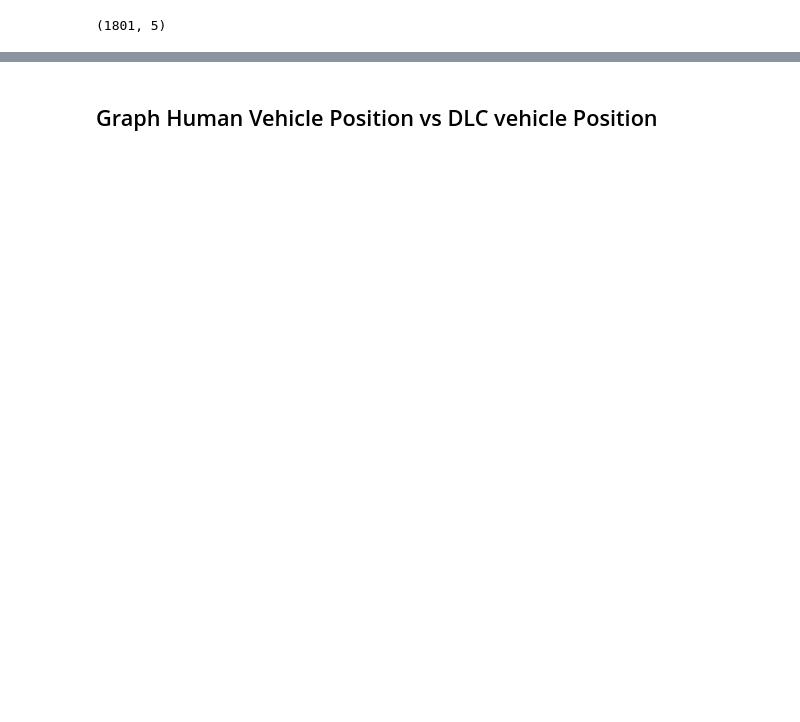
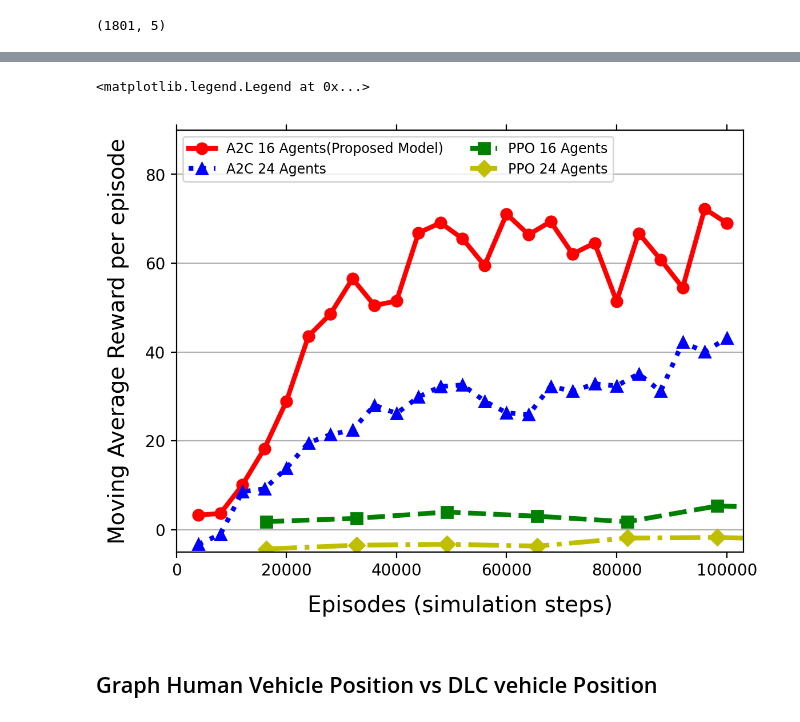
Before and after one commit to RaulEP/MscThesis-MAHighwayEnv, a Jupyter notebook: test.ipynb, the cells around one changed output, grey strips where cells are left out. Saved outputs shown, nothing was run; the diff lists cells and outputs as text; code cells hidden in the pictures; blank space fills up the shorter version.

```diff
--- a/test.ipynb
+++ b/test.ipynb
@@ -199,0 +188,6 @@ plt.show()
+# %%
+#A16 = np.loadtxt('Trained_model_logs/Datasets/A2C_16Agents.csv', delimiter=',')
+A16 = pd.read_csv('Trained_model_logs/Datasets/A2C_16Agents.csv')
+A24 = pd.read_csv('Trained_model_logs/Datasets/A2C_24Agents.csv')
+P16 = pd.read_csv('Trained_model_logs/Datasets/PPO_16Agents.csv')
+P24 = pd.read_csv('Trained_model_logs/Datasets/PPO_324Agents.csv')
@@ -200,2 +203,33 @@ plt.show()
+# %%
+data = {'Episode(Steps)': A16['Step'],
+        'EpisodePPO': P16["Step"],
+        'A2C_16': A16["Value"],
+        'A2C_24': A24["Value"],
+        'PPO_16': P16["Value"],
+        'PPO_24': P24["Value"]}
+data = pd.DataFrame(data)
+# %%
+plt.plot(data['Episode(Steps)'], data['A2C_16'], 'r-o', label="A2C 16 Agents(Proposed Model)", markersize=7, linewidth=3)
+plt.plot(data['Episode(Steps)'], data['A2C_24'], 'b:^', label="A2C 24 Agents", markersize=7, linewidth=3)
+plt.plot(data['EpisodePPO'], data['PPO_16'], 'g--s', label="PPO 16 Agents", markersize=7, linewidth=3)
+plt.plot(data['EpisodePPO'], data['PPO_24'], 'y-.D', label="PPO 24 Agents", markersize=7, linewidth=3)
+
+#labelpad aleja el label de la grafica
+
+#font dict:
+font1 = {'size': 14}
+plt.tick_params(axis='x', top=True)
+plt.xlabel('Episodes (simulation steps)', labelpad=10, fontdict=font1)
+plt.grid(True, axis='y')
+plt.xlim([0, 103000])
+plt.ylim([-5, 90])
+#plt.axis([-1, 40, 20, 28])
+plt.ylabel('Moving Average Reward per episode', labelpad=10, fontdict=font1)
+plt.rcParams['figure.dpi'] = 200
+#plt.yticks([200,400,600,800,1000], labels=['200 meters','400 meters','600 meters','800 meters','1000 meters',])
+plt.legend(fontsize=8.5, ncol=2, loc='upper left')
+# %% [output]
+<matplotlib.legend.Legend at 0x...>
+[figure, added]
 # %% [markdown]
 ## Graph Human Vehicle Position vs DLC vehicle Position
```
Also changed, not shown: parts of 19 cells of this notebook.
